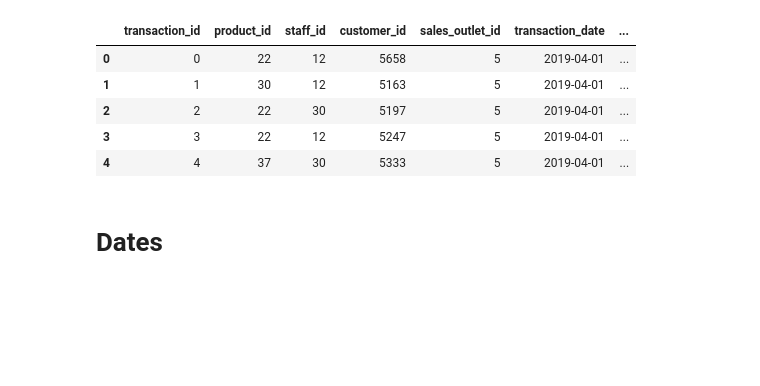
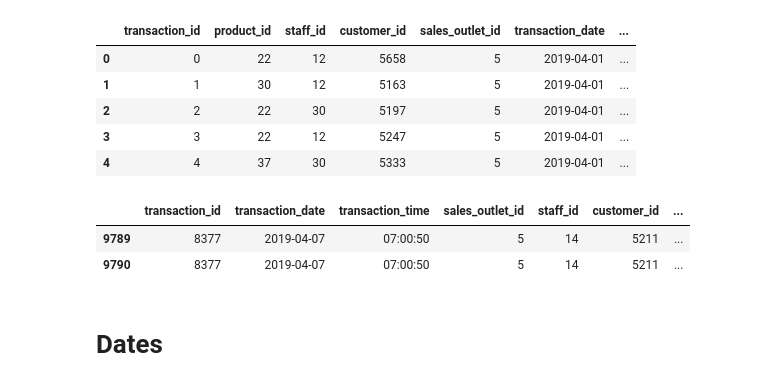
Before and after one commit to framunoz/Coffee-Shop, a Jupyter notebook: notebooks/transform-data.ipynb, the cells around one changed output. Saved outputs shown, nothing was run; the diff lists cells and outputs as text; code cells hidden in the pictures; blank space fills up the shorter version.

```diff
--- a/notebooks/transform-data.ipynb
+++ b/notebooks/transform-data.ipynb
@@ -136,6 +137,12 @@ df_to_save.to_csv(
     FILE_PATH("SalesReceipt.csv", data_path="cleaned_data"),
     index=False,
 )
+# %%
+ordered_df_sales_rec[ordered_df_sales_rec["transaction_id"] == 8377]
+# %% [output]
+|  | transaction_id | transaction_date | transaction_time | sales_outlet_id | staff_id | customer_id | ... |
+| 9789 | 8377 | 2019-04-07 | 07:00:50 | 5 | 14 | 5211 | ... |
+| 9790 | 8377 | 2019-04-07 | 07:00:50 | 5 | 14 | 5211 | ... |
 # %% [markdown]
 # Dates
 # %%
```
Also changed, not shown: parts of 1 cell of this notebook, 1 other file.
